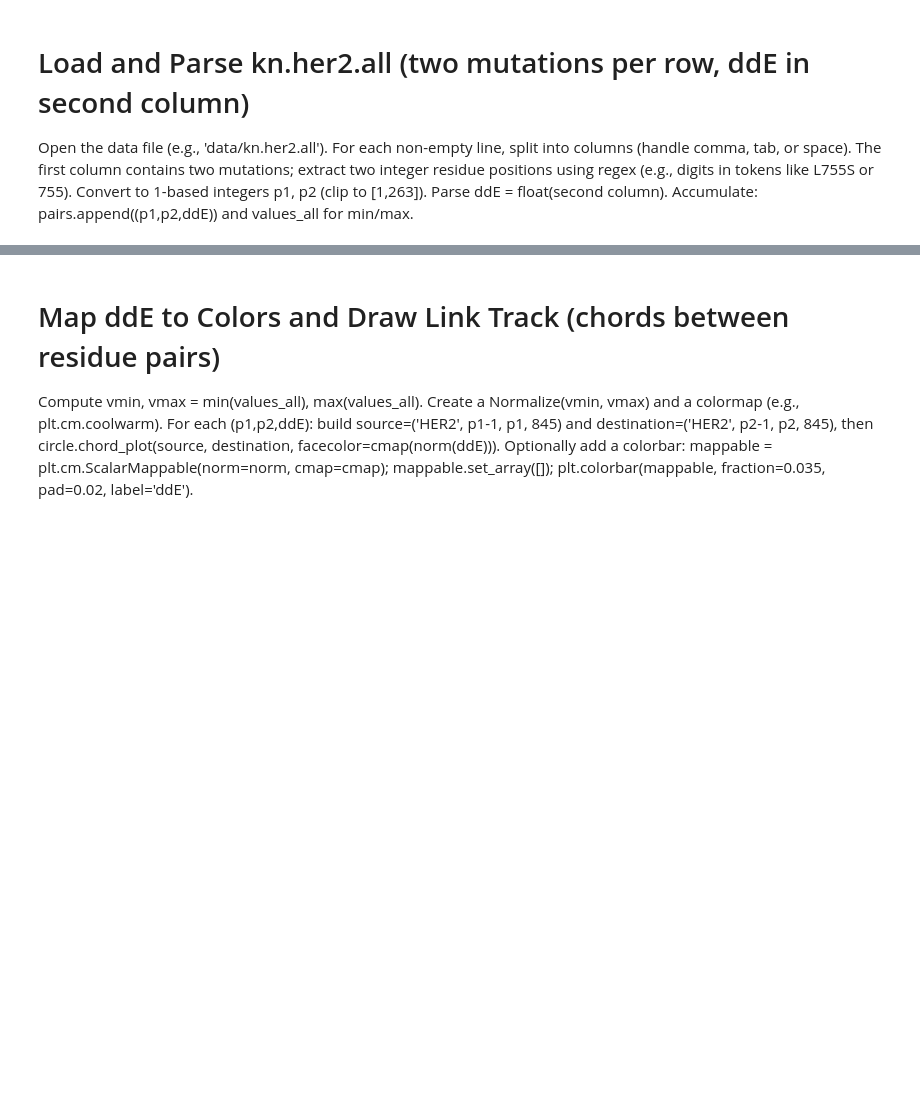
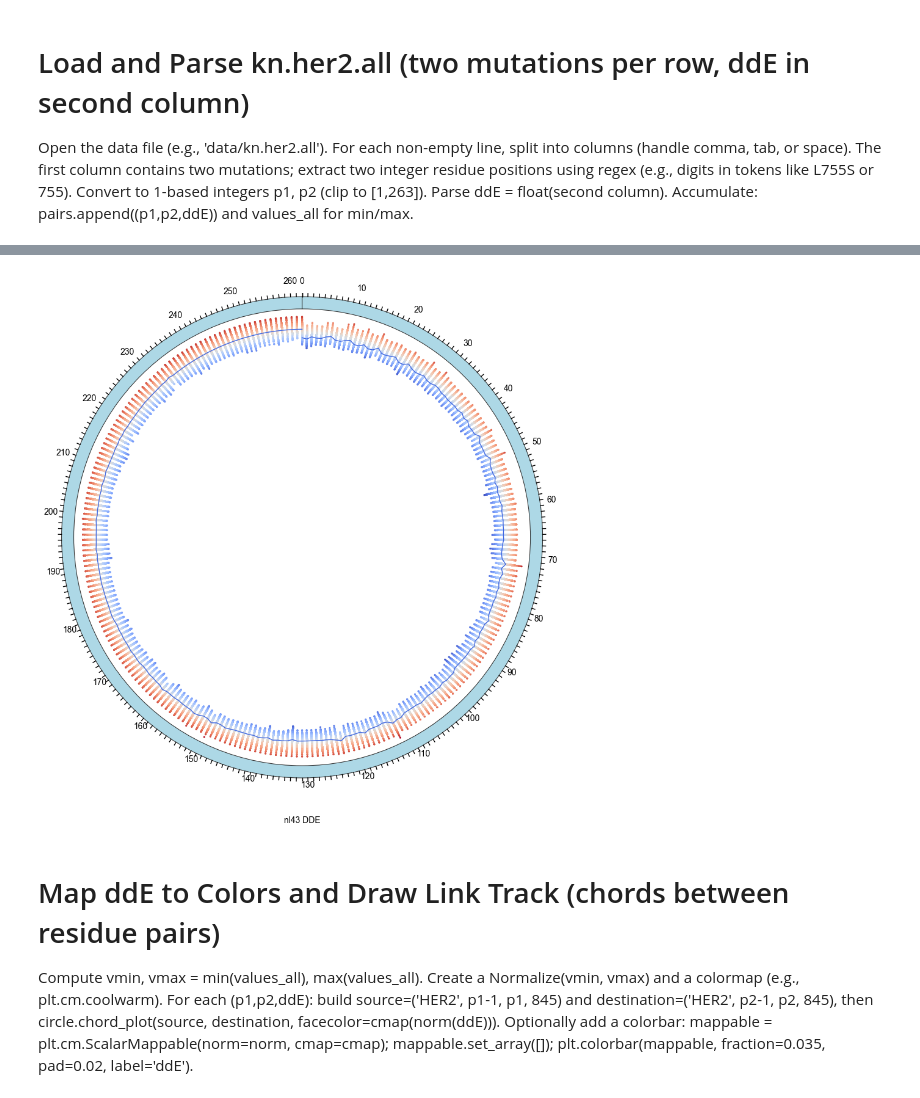
Before and after one commit to Daniel-Xkan/potts_model_test, a Jupyter notebook: PyCircos.ipynb, the cells around one changed output, grey strips where cells are left out. Cells and saved outputs as stored; diff of their text form; code cells hidden in the pictures; blank space fills up the shorter version.

```diff
--- a/PyCircos.ipynb
+++ b/PyCircos.ipynb
@@ -95 +209,5 @@ Prepare positions = [i-1 for i in range(1,264)] (0-based starts). Prepare data =
+# %%
+circle.figure
+# %% [output]
+[figure, added]
 # %%
```
Also changed, not shown: parts of 14 cells of this notebook, 4 other files.
